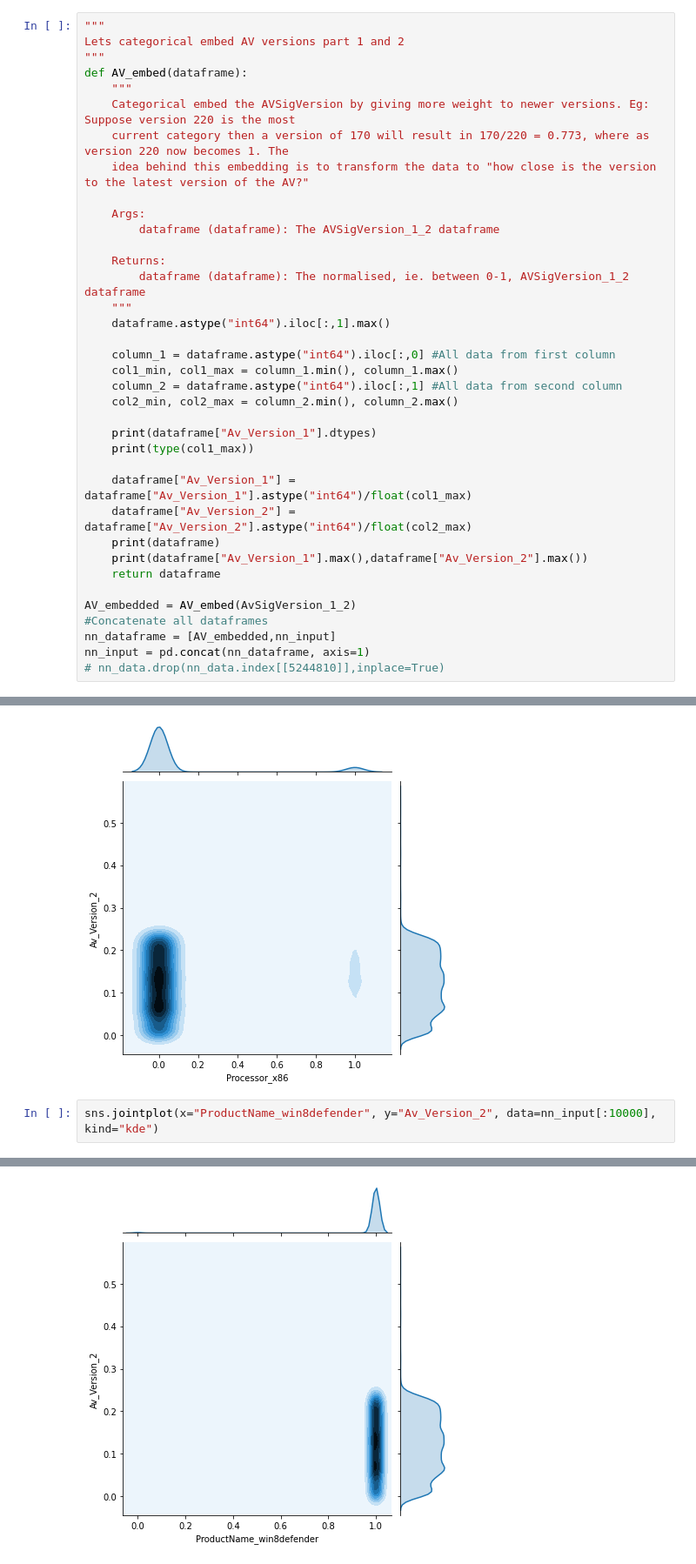
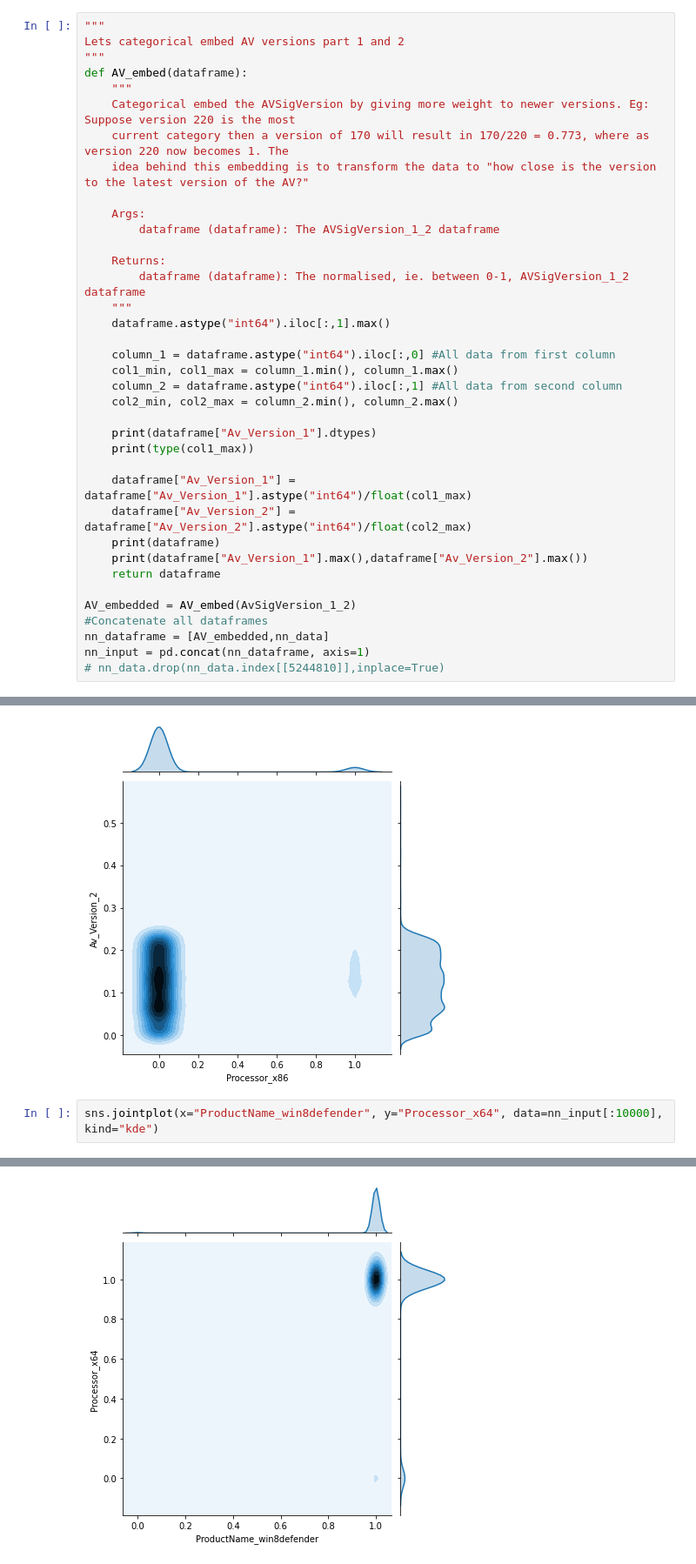
Before and after one commit to mshaio/Cyber, a Jupyter notebook: MicrosoftMalwarePredictionData/PC Virus Infection NN.ipynb, the cells around one changed output, grey strips where cells are left out. Shown at 87% size. Saved outputs shown, nothing was run; the diff lists cells and outputs as text.

```diff
--- a/MicrosoftMalwarePredictionData/PC Virus Infection NN.ipynb
+++ b/MicrosoftMalwarePredictionData/PC Virus Infection NN.ipynb
@@ -422,7 +422,7 @@ def AV_embed(dataframe):
 
 AV_embedded = AV_embed(AvSigVersion_1_2)
 #Concatenate all dataframes
-nn_dataframe = [AV_embedded,nn_input]
+nn_dataframe = [AV_embedded,nn_data]
 nn_input = pd.concat(nn_dataframe, axis=1)
 # nn_data.drop(nn_data.index[[5244810]],inplace=True)
 # %% [output]
@@ -540,7 +540,7 @@ sns.jointplot(x="Processor_x86", y="Av_Version_2", data=nn_input[:10000], kind="
 <seaborn.axisgrid.JointGrid at 0x...>
 [figure]
 # %%
-sns.jointplot(x="ProductName_win8defender", y="Av_Version_2", data=nn_input[:10000], kind="kde")
+sns.jointplot(x="ProductName_win8defender", y="Processor_x64", data=nn_input[:10000], kind="kde")
 # %% [output]
 <seaborn.axisgrid.JointGrid at 0x...>
-[figure, old version]
+[figure, new version]
```
Also changed, not shown: parts of 8 cells of this notebook.
